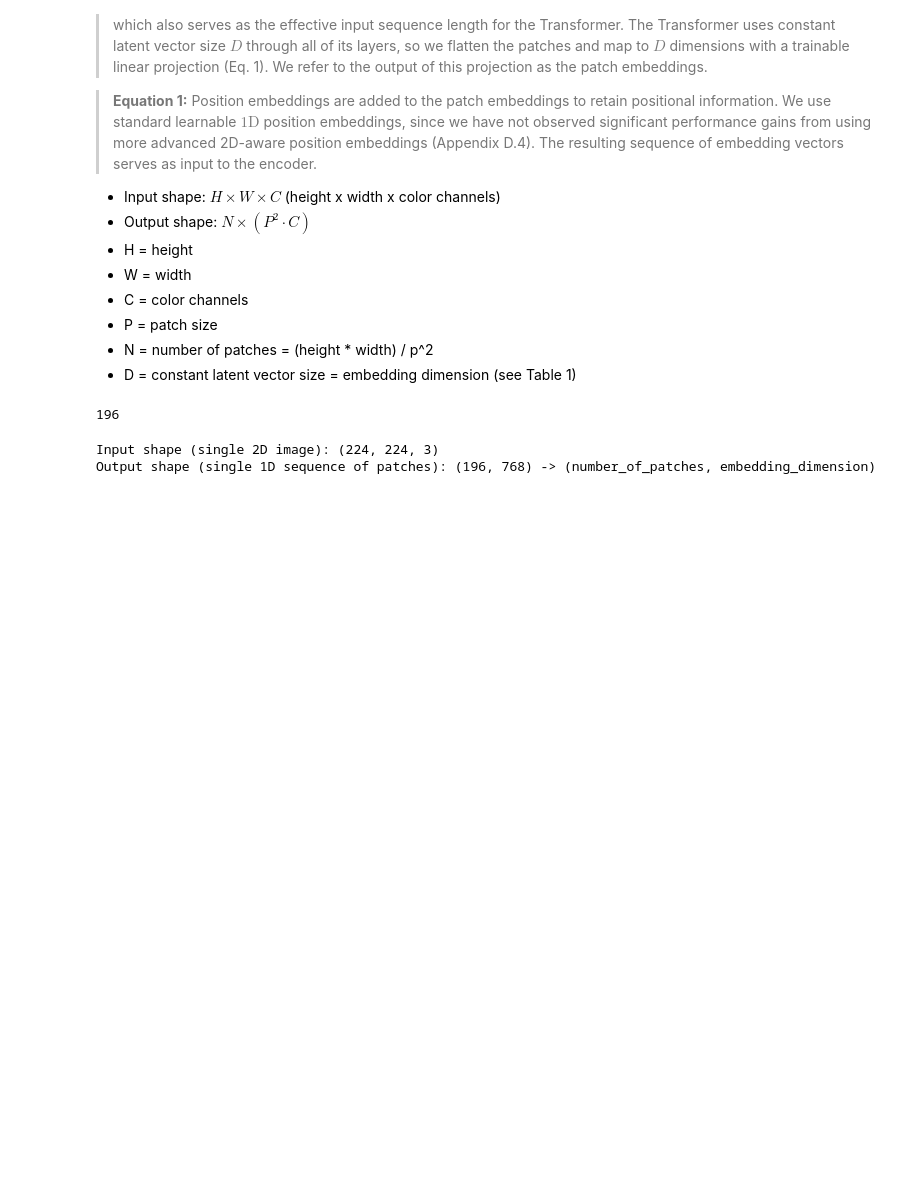
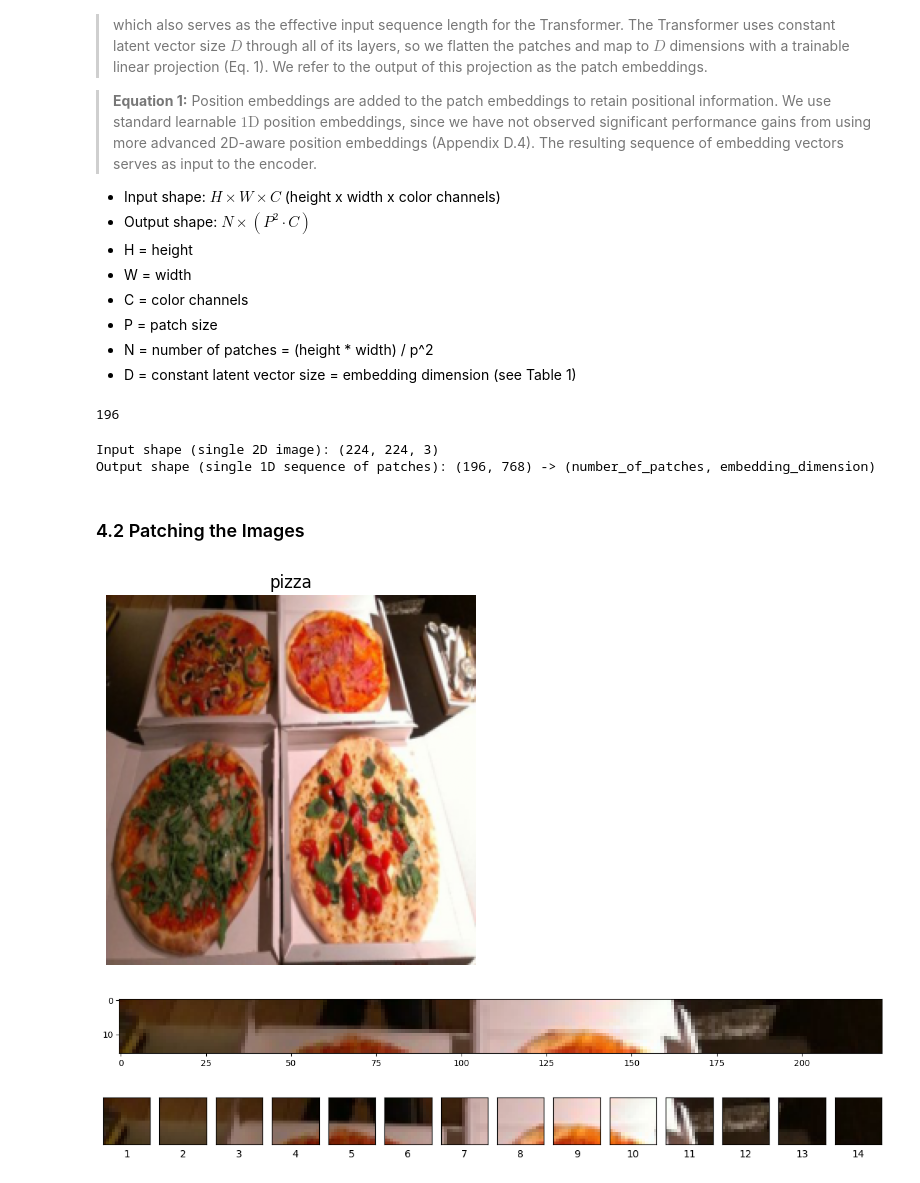
Before and after one commit to Adarsh0047/PyTorch-ZTM, a Jupyter notebook: 8. Paper Replicating/08_Paper_Replicating_With_Pytorch.ipynb, the cells around one changed output. Saved outputs shown, nothing was run; the diff lists cells and outputs as text; code cells hidden in the pictures; blank space fills up the shorter version.

Commit message:
added code for image embeddings

```diff
--- a/8. Paper Replicating/08_Paper_Replicating_With_Pytorch.ipynb
+++ b/8. Paper Replicating/08_Paper_Replicating_With_Pytorch.ipynb
@@ -272,3 +270,39 @@ print(f"Output shape (single 1D sequence of patches): {embedding_layer_output_sh
 # %% [output]
 Input shape (single 2D image): (224, 224, 3)
 Output shape (single 1D sequence of patches): (196, 768) -> (number_of_patches, embedding_dimension)
+# %% [markdown]
+### 4.2 Patching the Images
+# %%
+plt.imshow(image.permute(1, 2, 0))
+plt.title(class_names[label])
+plt.axis(False);
+# %% [output]
+[figure, added]
+# %%
+permuted_image  = image.permute(1, 2, 0)
+
+patch_size = 16
+plt.figure(figsize=(patch_size, patch_size))
+plt.imshow(permuted_image[:patch_size, :, :]);
+# %% [output]
+[figure, added]
+# %%
+image_size = 224
+patch_size = 16
+
+num_patches = image_size / patch_size
+
+assert image_size % patch_size == 0, "Image size must be divisible by patch size"
+
+fig, ax = plt.subplots(nrows=1,
+                        ncols=image_size // patch_size,
+                        figsize=(num_patches, num_patches))
+
+
+for i , patch in enumerate(range(0, image_size, patch_size)):
+    ax[i].imshow(permuted_image[:patch_size, patch:patch+patch_size, :])
+    ax[i].set_xlabel(i+1) # set the label
+    ax[i].set_xticks([])
+    ax[i].set_yticks([])
+# %% [output]
+[figure, added]
```
Also changed, not shown: parts of 9 cells of this notebook.
